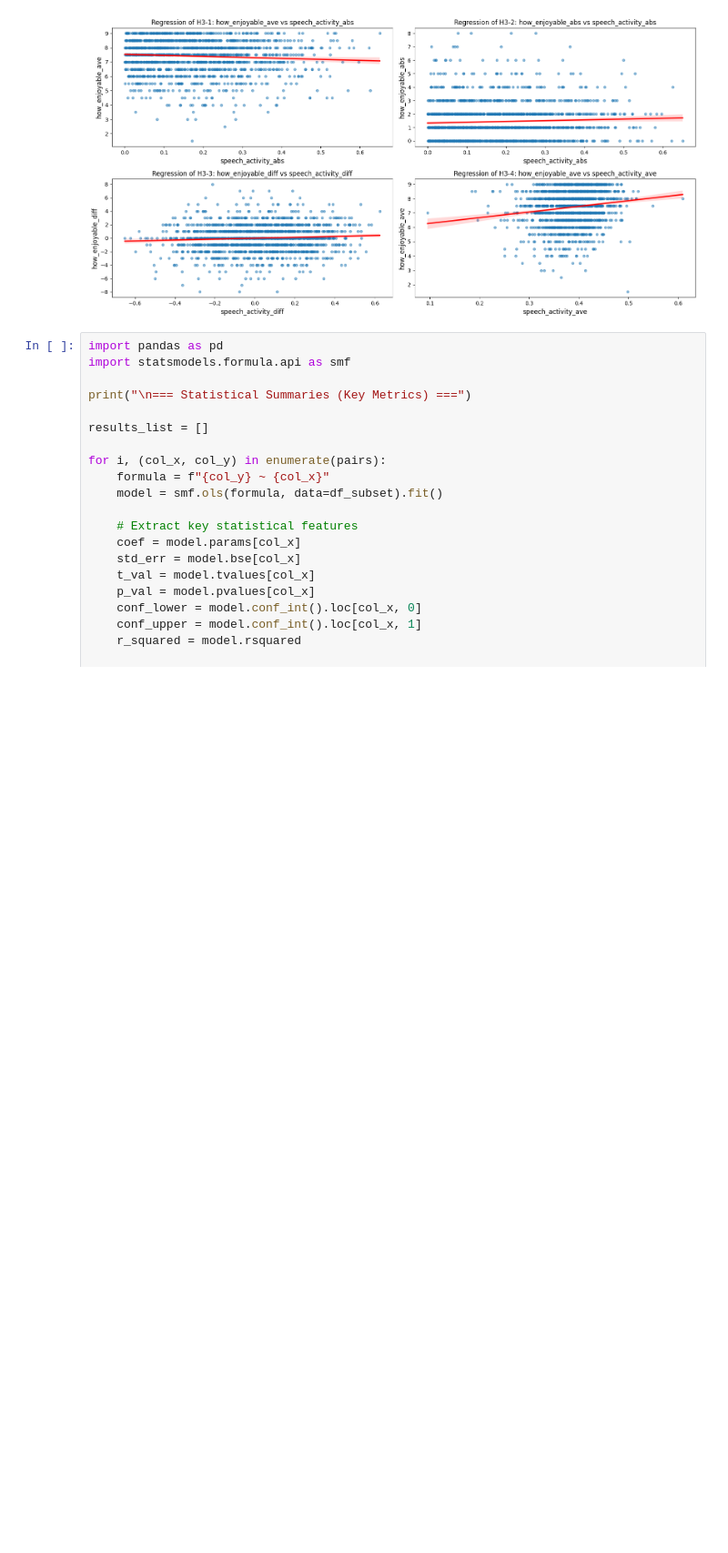
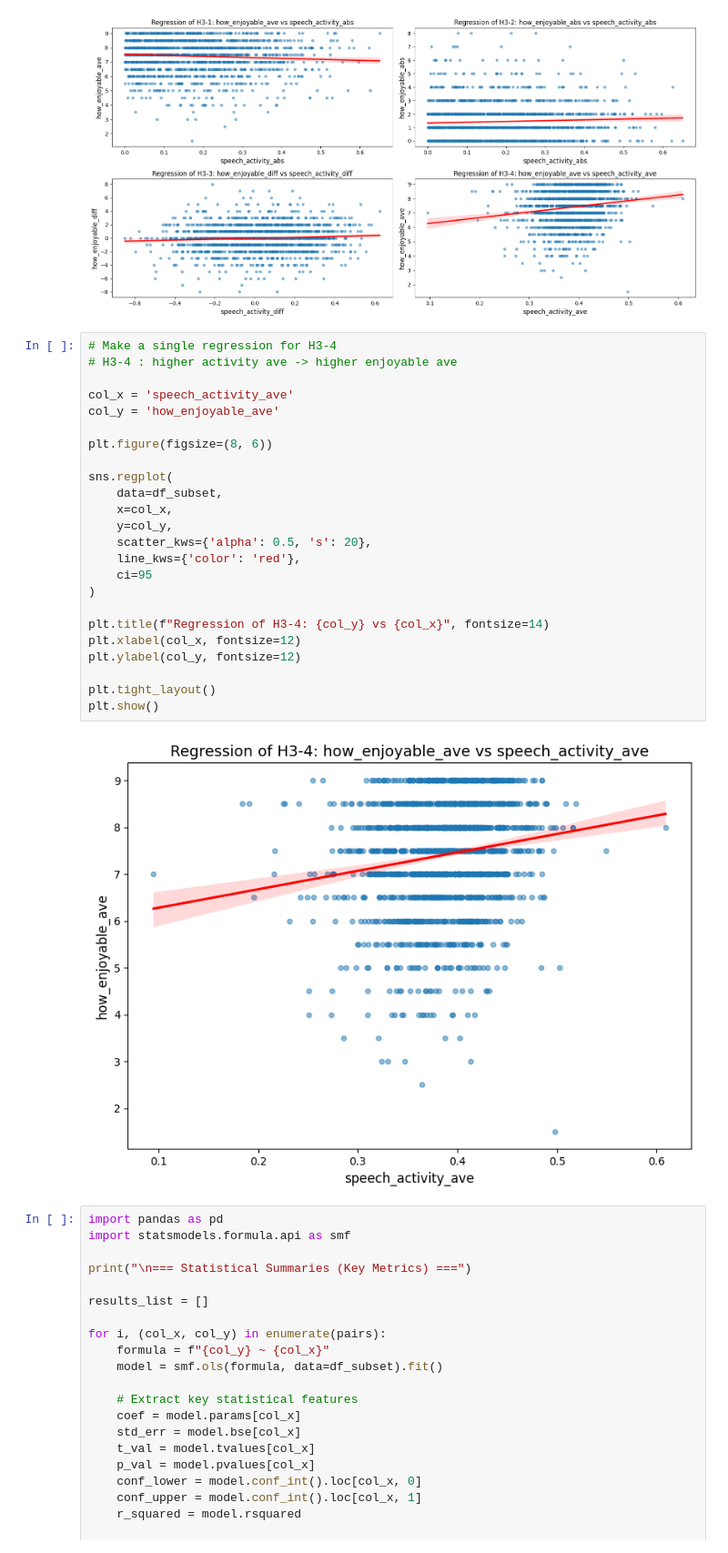
Before and after one commit to anamtzbarbosa/CANDOR_enjoyment, a Jupyter notebook: notebooks/SpeechActivity.ipynb, the cells around one changed output. Shown at 91% size. Cells and saved outputs as stored; diff of their text form; blank space fills up the shorter version.

```diff
--- a/notebooks/SpeechActivity.ipynb
+++ b/notebooks/SpeechActivity.ipynb
@@ -103,6 +103,32 @@ plt.tight_layout()
 plt.show()
 # %% [output]
 [figure]
+# %%
+# Make a single regression for H3-4
+# H3-4 : higher activity ave -> higher enjoyable ave
+
+col_x = 'speech_activity_ave'
+col_y = 'how_enjoyable_ave'
+
+plt.figure(figsize=(8, 6))
+
+sns.regplot(
+    data=df_subset,
+    x=col_x,
+    y=col_y,
+    scatter_kws={'alpha': 0.5, 's': 20},
+    line_kws={'color': 'red'},
+    ci=95
+)
+
+plt.title(f"Regression of H3-4: {col_y} vs {col_x}", fontsize=14)
+plt.xlabel(col_x, fontsize=12)
+plt.ylabel(col_y, fontsize=12)
+
+plt.tight_layout()
+plt.show()
+# %% [output]
+[figure, added]
 # %%
 import pandas as pd
 import statsmodels.formula.api as smf
```
